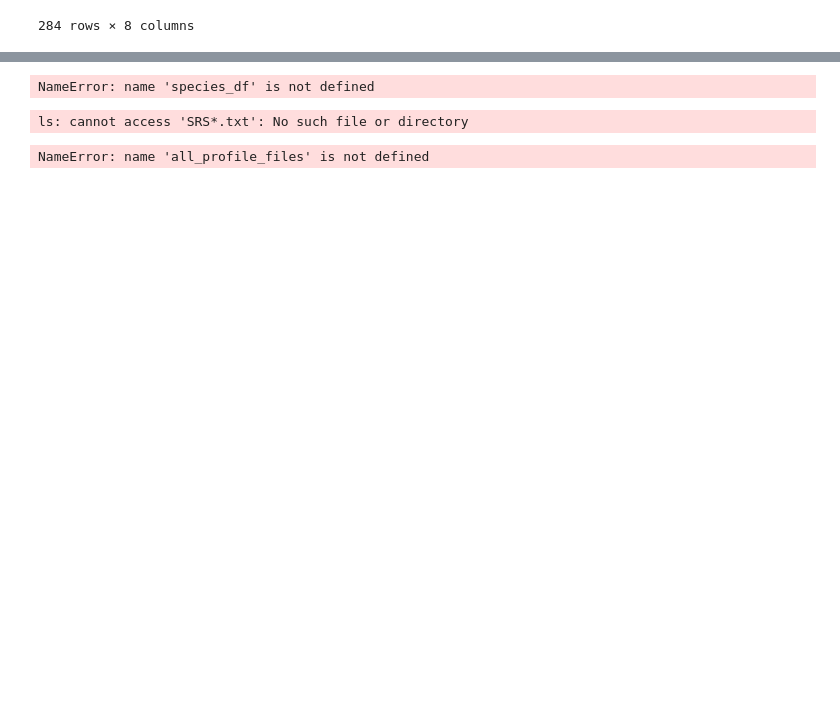
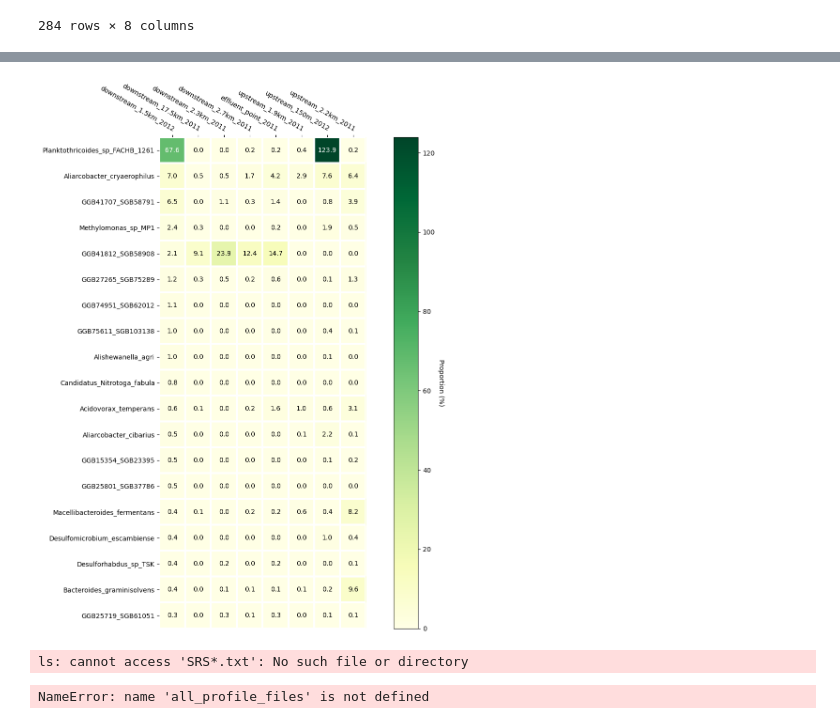
Before and after one commit to blomfelt/BBT045_Project, a Jupyter notebook: Project_group1.ipynb, the cells around one changed output, grey strips where cells are left out. Saved outputs shown, nothing was run; the diff lists cells and outputs as text; code cells hidden in the pictures; blank space fills up the shorter version.

Commit message:
Heatmap

```diff
--- a/Project_group1.ipynb
+++ b/Project_group1.ipynb
@@ -409,23 +423,28 @@ def annotate_heatmap(im, data=None, valfmt="{x:.2f}",
     return texts
 # %%
 # Create the arrays for the functions to use
-species = species_df.index # y axis
-samples = species_df.columns # x axis
-proportion = np.array(species_df) # value in cell
+import matplotlib.pyplot as plt
+import numpy as np
+
+test_heatmap_df = test_df.iloc[1:20]
+
+species = test_heatmap_df.index # y axis
+samples = test_heatmap_df.columns # x axis
+proportion = np.array(test_heatmap_df) # value in cell
 
 #ref https://stackoverflow.com/questions/36367986/how-to-make-inline-plots-in-jupyter-notebook-larger
 plt.rcParams['figure.figsize'] = [12, 12]
 
 fig, ax = plt.subplots()
 
 im, cbar = heatmap(proportion, species, samples, ax=ax,
                    cmap="YlGn", cbarlabel="Proportion (%)")
 texts = annotate_heatmap(im, valfmt="{x:.1f}") #todo Where the values are rounded
 
 fig.tight_layout()
 plt.show()
 # %% [output]
-NameError: name 'species_df' is not defined
+[figure, added]
 # %%
 %%bash
 for file in `ls SRS*.txt`
```
Also changed, not shown: parts of 1 cell of this notebook.
